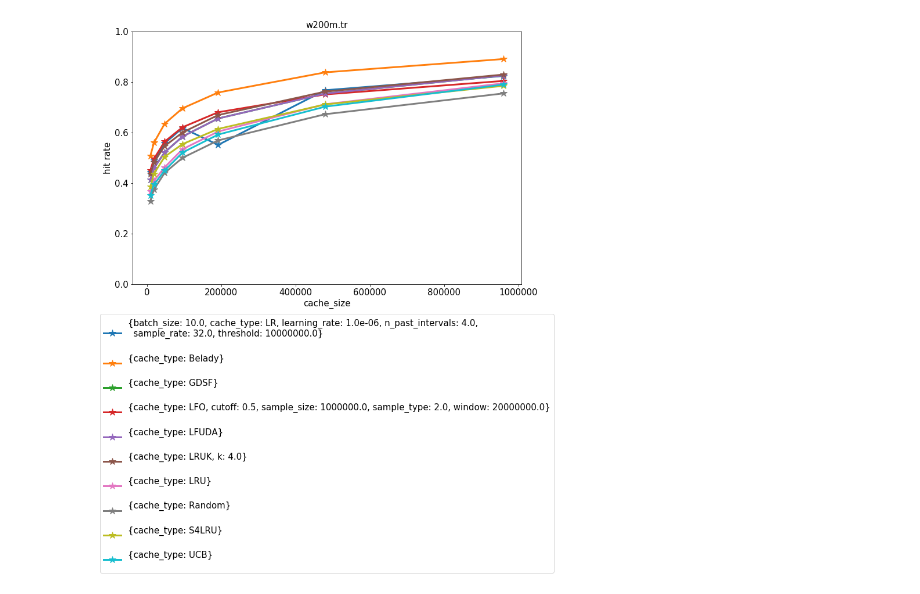
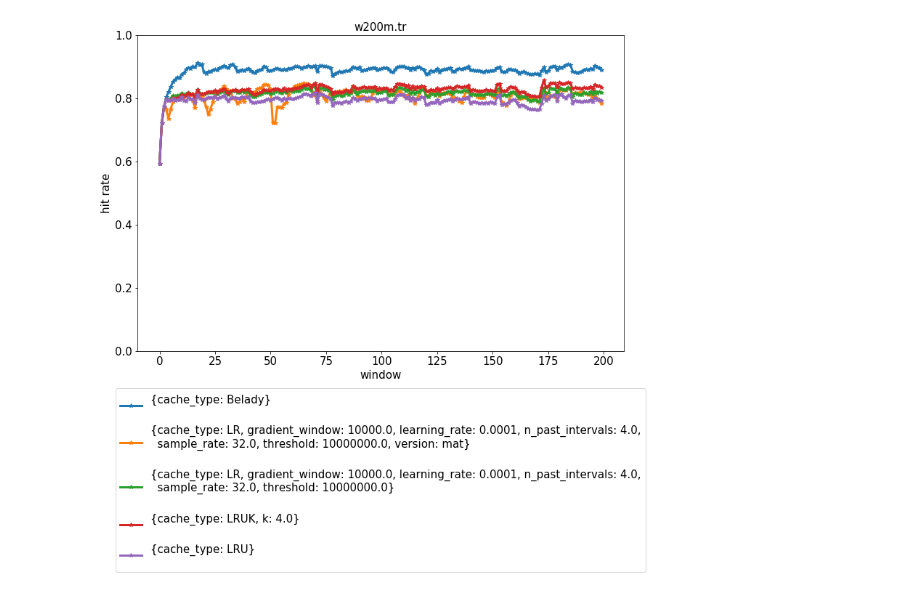
Before and after one commit to dasebe/webcachesim, a Jupyter notebook: notebook/evaluation-wiki.ipynb, the cells around one changed output. Cells and saved outputs as stored; diff of their text form; code cells hidden in the pictures.

```diff
--- a/notebook/evaluation-wiki.ipynb
+++ b/notebook/evaluation-wiki.ipynb
@@ -74,12 +261,43 @@ def load_reports(log_dir):
+# %%
+trace = 'w200m.tr'
+
+df = load_reports(log_dir)
+filter_idx = (
+    (df.trace_file == trace)
+    & (df.uni_size == 1)
+    & (df.n_warmup == 20000000)
+    & (df.cache_size == 960000)
+    & (~ pd.isna(df.segment_byte_hit_rate))
+)
+
+df1 = df[filter_idx].copy()
+df1['label'] = df1.apply(lambda x: to_label(x), axis='columns')
+# %%
+fig, ax = plt.subplots(figsize=(12, 8))
+for k, grp in df1.groupby(['label']):
+    value = yaml.load(grp.segment_byte_hit_rate.values[0])
+    plt.plot(value, label=k, marker='*')
+#     ax = grp.plot(ax=ax, kind='line', x='cache_size', y='byte_hit_rate', label=k, marker='*', markersize=12)
+plt.legend(loc=9, bbox_to_anchor=(0.5, -0.1))
+plt.xlabel('window')
+plt.ylabel('hit rate')
+plt.title(trace)
+plt.ylim([0, 1.])
+plt.show()
+# %% [output]
+[figure, added]
 # %%
 trace = 'w200m.tr'
 
 df = load_reports(log_dir)
 filter_idx = (
     (df.trace_file == trace)
-    & (df.uni_size == 1)
+    & (df.uni_size == 0)
     & ((df.cache_type != "LFO") | (df.sample_size == 1000000))
     & (df.n_warmup == 20000000)
+#     & ((df.cache_type != "LR") | ((df.learning_rate == 0.0001) & (df.gradient_window == 10000) & (df.sample_rate == 32) & (pd.isna(df.version))))
+    & ((df.cache_type != "LR") | ((df.version == "mat") & (df.gradient_window == 100000)))
+    & (~(df.cache_type == "LRUKSample"))
 #     & (df.n_warmup == 100000)
 #     & (df.if_uni_size == False)
 #     & (df.cache_capacity <= 30000)
@@ -93,14 +311,3 @@ filter_idx = (
 
 df1 = df[filter_idx].copy()
 df1['label'] = df1.apply(lambda x: to_label(x), axis='columns')
-fig, ax = plt.subplots(figsize=(12, 8))
-for k, grp in df1.groupby(['label']):
-    grp = grp.sort_values(by=['cache_size'])
-    ax = grp.plot(ax=ax, kind='line', x='cache_size', y='byte_hit_rate', label=k, marker='*', markersize=12)
-plt.legend(loc=9, bbox_to_anchor=(0.5, -0.1))
-plt.ylabel('hit rate')
-plt.title(trace)
-plt.ylim([0, 1.])
-plt.show()
-# %% [output]
-[figure, removed]
```
Also changed, not shown: parts of 23 cells of this notebook, 7 other files.
